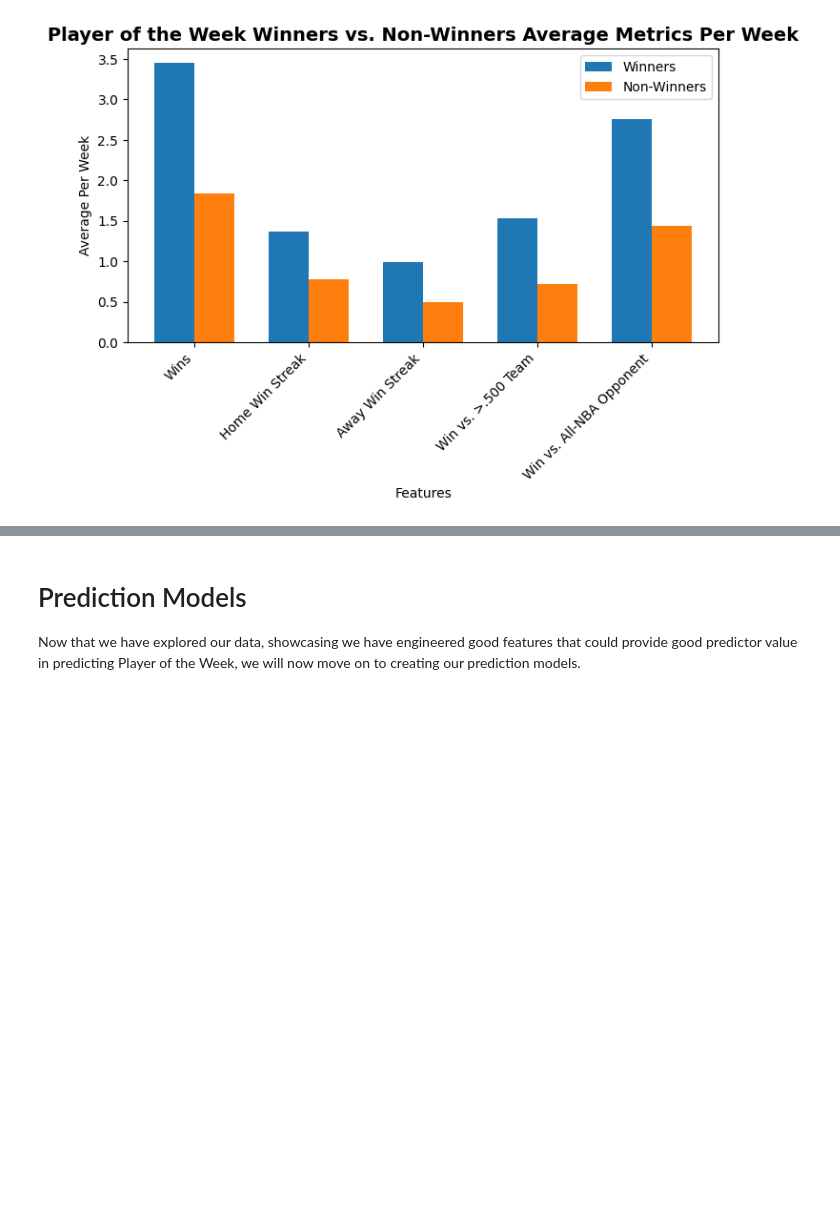
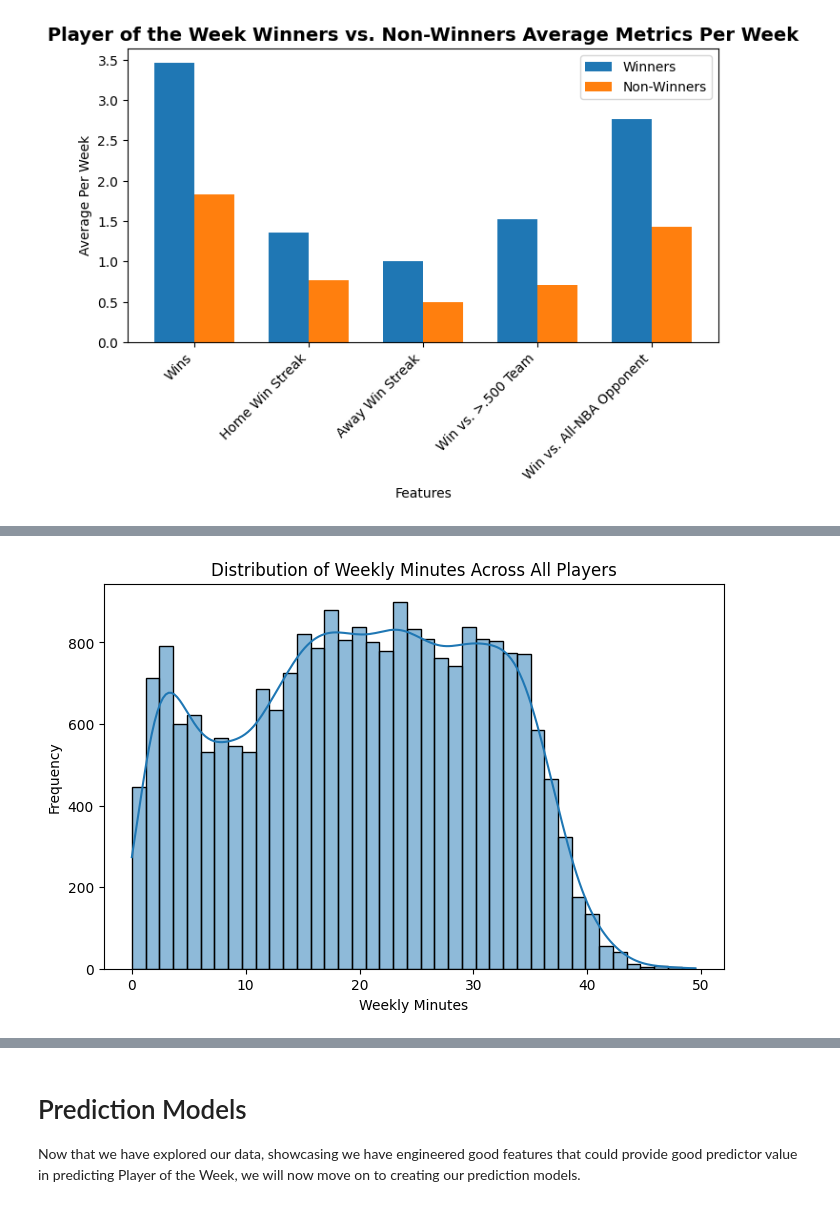
Before and after one commit to dejiandrew/nba-award-predictor, a Jupyter notebook: Final_Notebook.ipynb, the cells around one changed output, grey strips where cells are left out. Cells and saved outputs as stored; diff of their text form; code cells hidden in the pictures; blank space fills up the shorter version.

```diff
--- a/Final_Notebook.ipynb
+++ b/Final_Notebook.ipynb
@@ -1508,0 +1511,32 @@ plt.show()
+# %%
+
+# Minutes Played
+
+sql_stats = """
+SELECT
+    player_id AS personid,
+    numMinutes AS numminutes,
+    gameDate AS gamedate
+FROM player_statistics_df
+WHERE gameDate >= '2024-01-01'
+"""
+
+stats = duckdb.query(sql_stats).df()
+print("Loaded stats:", stats.shape)
+
+stats['gamedate'] = pd.to_datetime(stats['gamedate'], errors='coerce', utc=True)
+stats['gamedate'] = stats['gamedate'].dt.tz_localize(None)
+stats = stats.dropna(subset=['gamedate'])
+
+stats = stats.set_index('gamedate')
+
+weekly_minutes = (
+    stats
+    .groupby(['personid', pd.Grouper(freq='W')])['numminutes']
+    .mean()
+    .reset_index()
+    .rename(columns={'numminutes': 'weekly_minutes'})
+)
+
+print("Weekly minutes:", weekly_minutes.shape)
+weekly_minutes.head()
@@ -1508,0 +1552,9 @@ plt.show()
+# %%
+plt.figure(figsize=(8,5))
+sns.histplot(weekly_minutes['weekly_minutes'], kde=True)
+plt.title("Distribution of Weekly Minutes Across All Players")
+plt.xlabel("Weekly Minutes")
+plt.ylabel("Frequency")
+plt.show()
+# %% [output]
+[figure, added]
```
Also changed, not shown: parts of 82 cells of this notebook, 5 other files.
